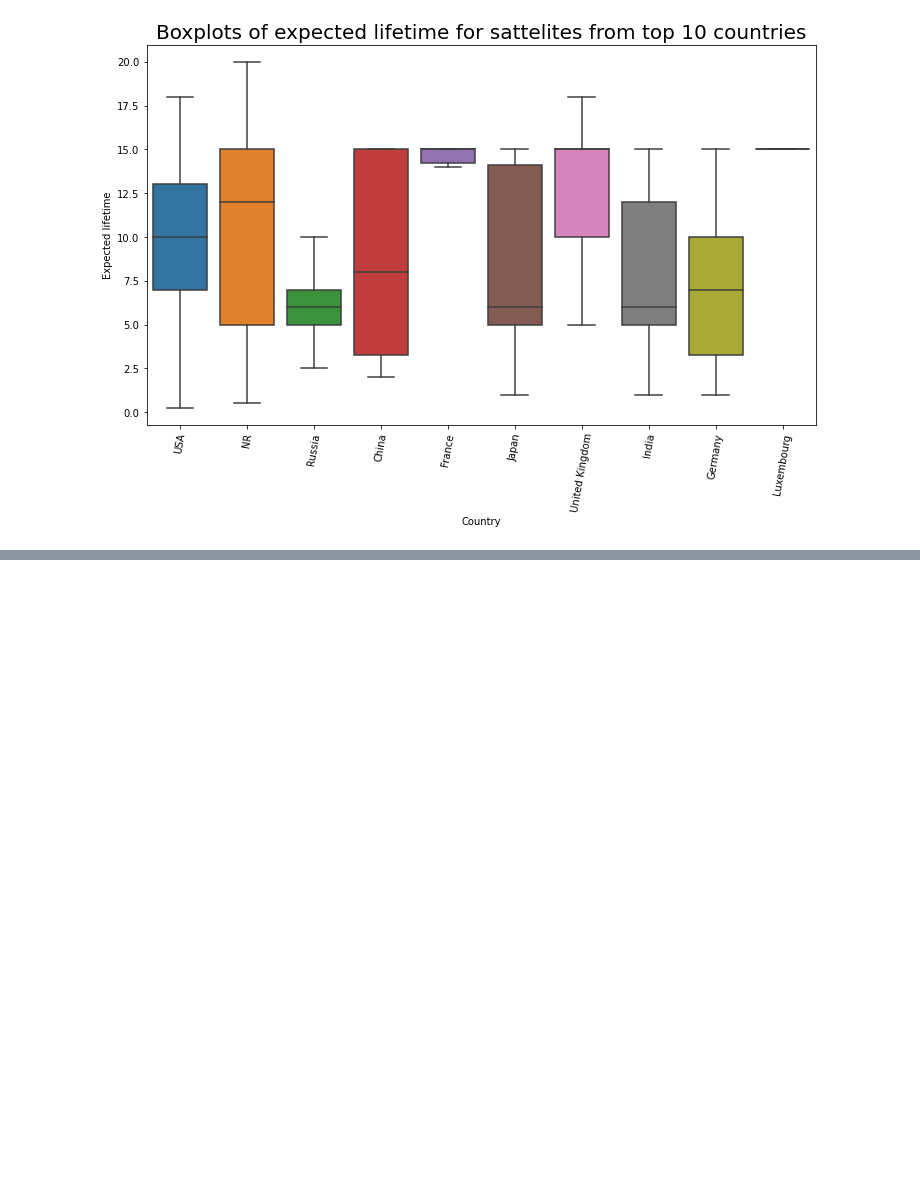
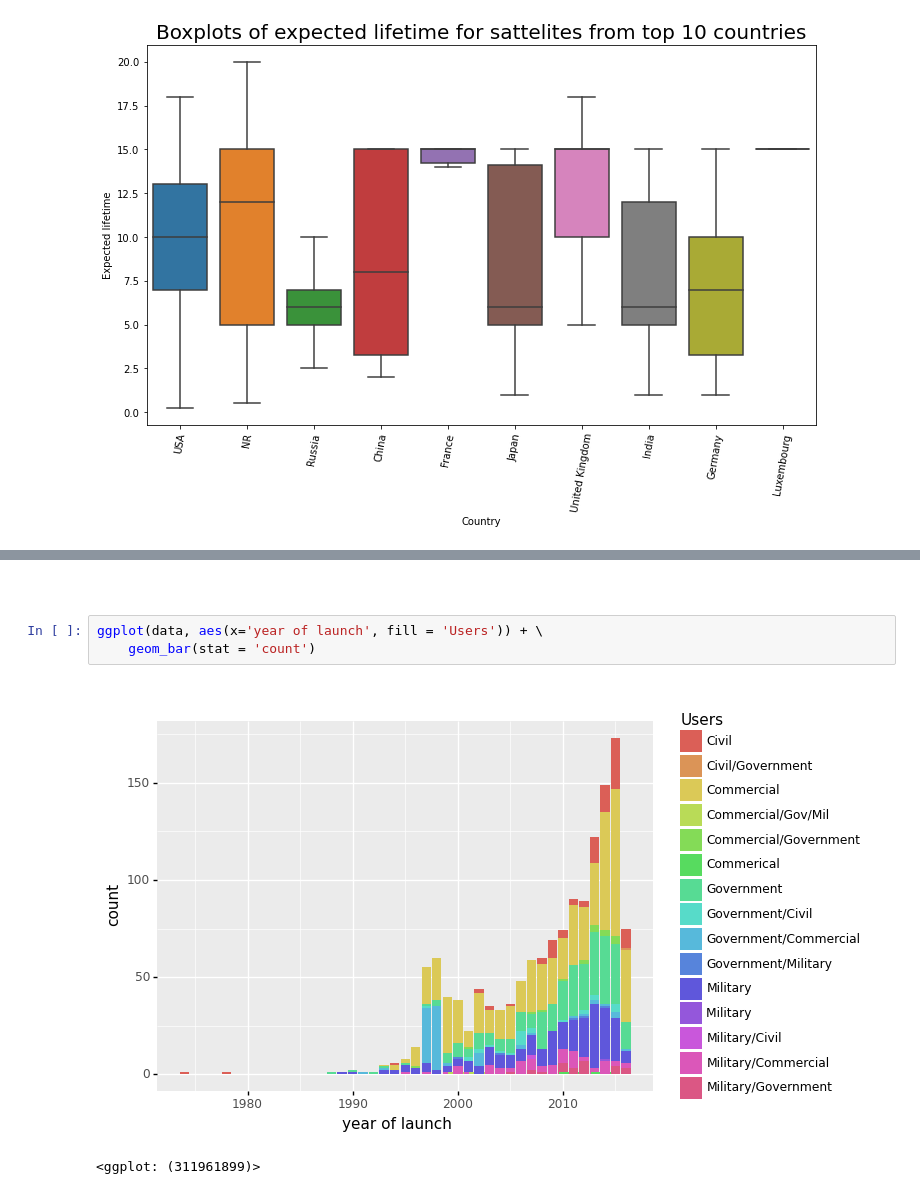
Before and after one commit to NickSamboni/AnalysingSatData, a Jupyter notebook: satellite.ipynb, the cells around one changed output, grey strips where cells are left out. Drawn from its saved outputs; the diff is of its cells as text; blank space fills up the shorter version.

```diff
--- a/satellite.ipynb
+++ b/satellite.ipynb
@@ -245,0 +257,8 @@ ggplot(data, aes(x='Lifetime', y='Perigee_Km',
+# %% [markdown]
+#
+# %%
+ggplot(data, aes(x='year of launch', fill = 'Users')) + \
+    geom_bar(stat = 'count')
+# %% [output]
+[figure, added]
+<ggplot: (311961899)>
```
Also changed, not shown: parts of 25 cells of this notebook, 1 other file.
